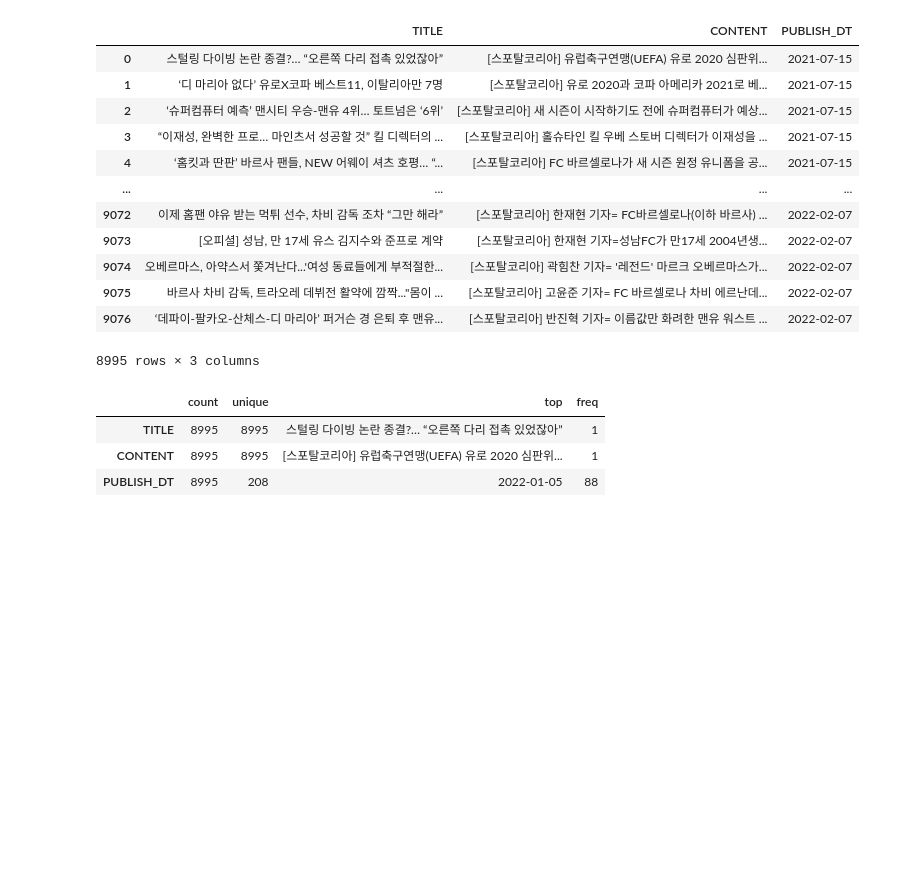
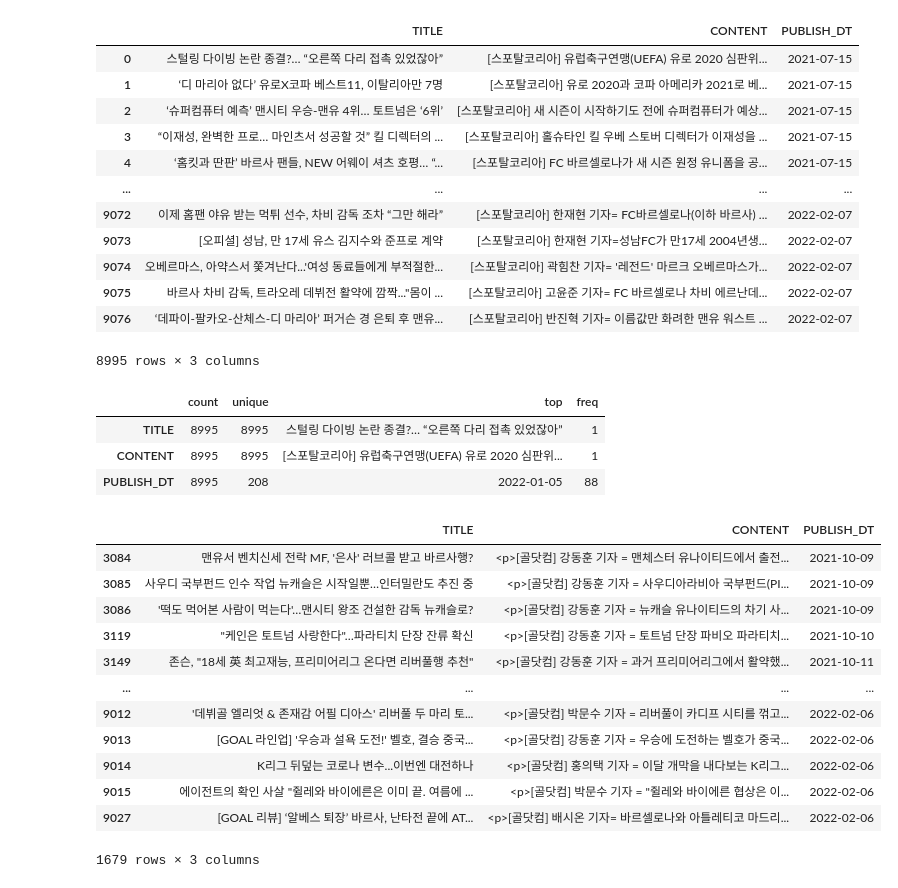
Before and after one commit to honeybeat1/Extractive_Text_Summarization, a Jupyter notebook: 4_NLG_문서요약/na_hyun/week4_proj (1).ipynb, the cells around one changed output. Saved outputs shown, nothing was run; the diff lists cells and outputs as text; code cells hidden in the pictures; blank space fills up the shorter version.

```diff
--- a/4_NLG_문서요약/na_hyun/week4_proj (1).ipynb
+++ b/4_NLG_문서요약/na_hyun/week4_proj (1).ipynb
@@ -104,3 +104,29 @@ df.describe().T
 | TITLE | 8995 | 8995 | 스털링 다이빙 논란 종결?… “오른쪽 다리 접촉 있었잖아” | 1 |
 | CONTENT | 8995 | 8995 | [스포탈코리아] 유럽축구연맹(UEFA) 유로 2020 심판위... | 1 |
 | PUBLISH_DT | 8995 | 208 | 2022-01-05 | 88 |
+# %%
+df_idx = []
+sub_df_idx = []
+
+for i, content in enumerate(df['CONTENT'].values):
+    if '스포탈코리아' in content:
+        df_idx.append(i)
+    else:
+        sub_df_idx.append(i)
+# %%
+sub_df = df.iloc[sub_df_idx]
+sub_df
+# %% [output]
+|  | TITLE | CONTENT | PUBLISH_DT |
+| 3084 | 맨유서 벤치신세 전락 MF, '은사' 러브콜 받고 바르사행? | <p>[골닷컴] 강동훈 기자 = 맨체스터 유나이티드에서 출전... | 2021-10-09 |
+| 3085 | 사우디 국부펀드 인수 작업 뉴캐슬은 시작일뿐…인터밀란도 추진 중 | <p>[골닷컴] 강동훈 기자 = 사우디아라비아 국부펀드(PI... | 2021-10-09 |
+| 3086 | '떡도 먹어본 사람이 먹는다'…맨시티 왕조 건설한 감독 뉴캐슬로? | <p>[골닷컴] 강동훈 기자 = 뉴캐슬 유나이티드의 차기 사... | 2021-10-09 |
+| 3119 | "케인은 토트넘 사랑한다"…파라티치 단장 잔류 확신 | <p>[골닷컴] 강동훈 기자 = 토트넘 단장 파비오 파라티치... | 2021-10-10 |
+| 3149 | 존슨, "18세 英 최고재능, 프리미어리그 온다면 리버풀행 추천" | <p>[골닷컴] 강동훈 기자 = 과거 프리미어리그에서 활약했... | 2021-10-11 |
+| ... | ... | ... | ... |
+| 9012 | '데뷔골 엘리엇 & 존재감 어필 디아스' 리버풀 두 마리 토... | <p>[골닷컴] 박문수 기자 = 리버풀이 카디프 시티를 꺾고... | 2022-02-06 |
+| 9013 | [GOAL 라인업] '우승과 설욕 도전!' 벨호, 결승 중국... | <p>[골닷컴] 강동훈 기자 = 우승에 도전하는 벨호가 중국... | 2022-02-06 |
+| 9014 | K리그 뒤덮는 코로나 변수...이번엔 대전하나 | <p>[골닷컴] 홍의택 기자 = 이달 개막을 내다보는 K리그... | 2022-02-06 |
+| 9015 | 에이전트의 확인 사살 "쥘레와 바이에른은 이미 끝. 여름에 ... | <p>[골닷컴] 박문수 기자 = "쥘레와 바이에른 협상은 이... | 2022-02-06 |
+| 9027 | [GOAL 리뷰] ‘알베스 퇴장’ 바르사, 난타전 끝에 AT... | <p>[골닷컴] 배시온 기자= 바르셀로나와 아틀레티코 마드리... | 2022-02-06 |
+1679 rows × 3 columns
```
Also changed, not shown: parts of 37 cells of this notebook.
